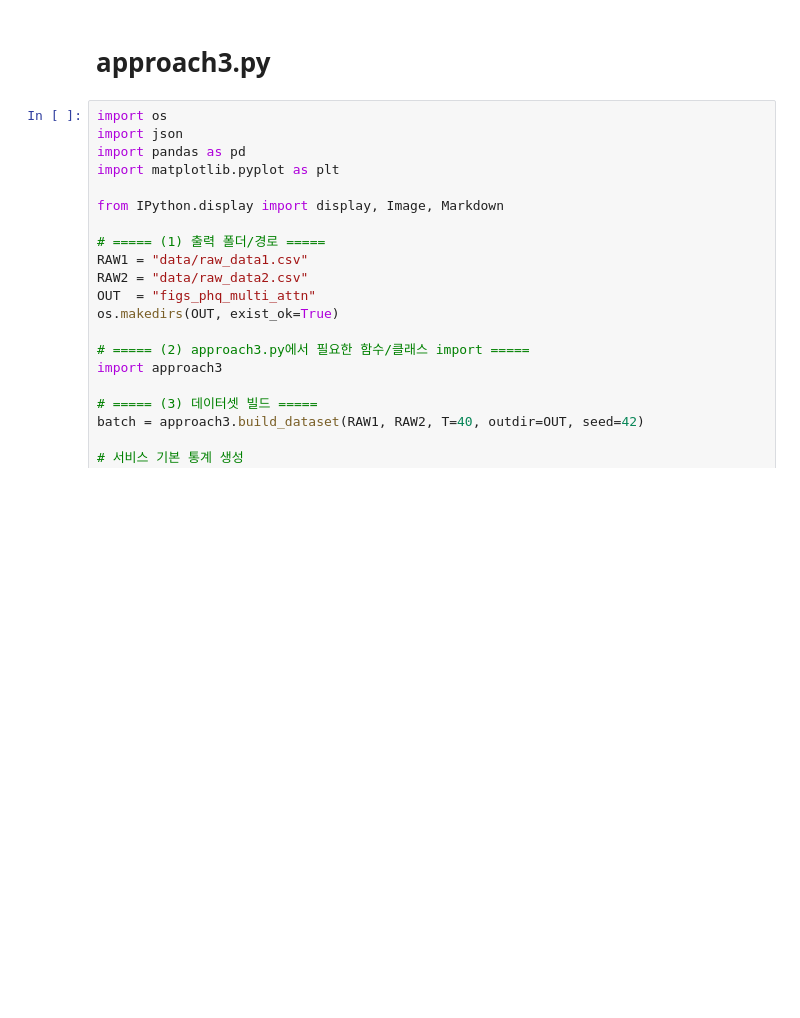
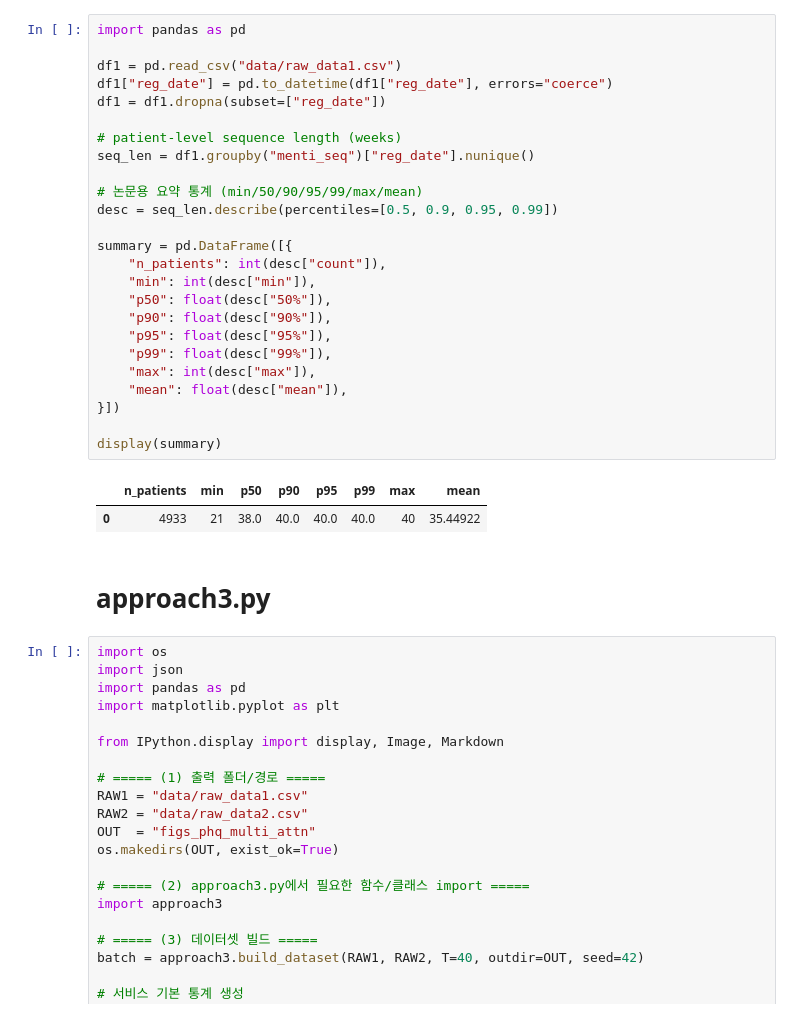
Before and after one commit to carolyn0515/dil_final, a Jupyter notebook: play.ipynb, the cells around one changed output. Saved outputs shown, nothing was run; the diff lists cells and outputs as text; blank space fills up the shorter version.

```diff
--- a/play.ipynb
+++ b/play.ipynb
@@ -1,3 +87,31 @@
+# %%
+import pandas as pd
+
+df1 = pd.read_csv("data/raw_data1.csv")
+df1["reg_date"] = pd.to_datetime(df1["reg_date"], errors="coerce")
+df1 = df1.dropna(subset=["reg_date"])
+
+# patient-level sequence length (weeks)
+seq_len = df1.groupby("menti_seq")["reg_date"].nunique()
+
+# 논문용 요약 통계 (min/50/90/95/99/max/mean)
+desc = seq_len.describe(percentiles=[0.5, 0.9, 0.95, 0.99])
+
+summary = pd.DataFrame([{
+    "n_patients": int(desc["count"]),
+    "min": int(desc["min"]),
+    "p50": float(desc["50%"]),
+    "p90": float(desc["90%"]),
+    "p95": float(desc["95%"]),
+    "p99": float(desc["99%"]),
+    "max": int(desc["max"]),
+    "mean": float(desc["mean"]),
+}])
+
+display(summary)
+# %% [output]
+|  | n_patients | min | p50 | p90 | p95 | p99 | max | mean |
+| 0 | 4933 | 21 | 38.0 | 40.0 | 40.0 | 40.0 | 40 | 35.44922 |
 # %% [markdown]
 # **approach3.py**
 # %%
```
Also changed, not shown: parts of 11 cells of this notebook, 17 other files.
